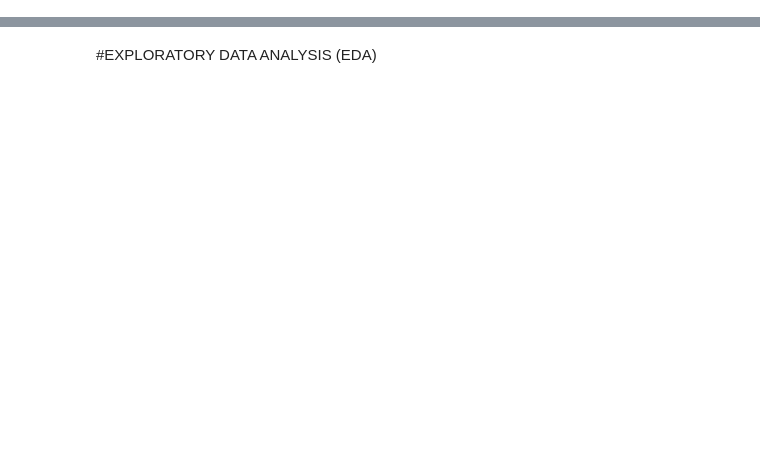
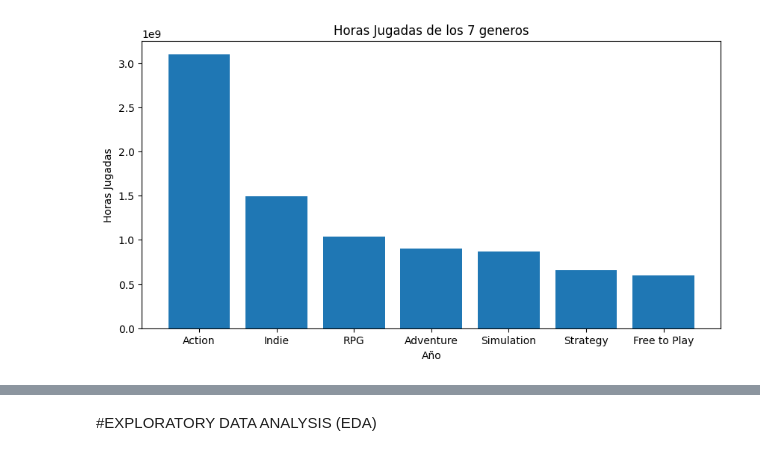
Before and after one commit to efrainpazos/PI-MLOps---STEAM, a Jupyter notebook: notebooksPI/EDAyMachLear.ipynb, the cells around one changed output, grey strips where cells are left out. Cells and saved outputs as stored; diff of their text form; code cells hidden in the pictures; blank space fills up the shorter version.

```diff
--- a/notebooksPI/EDAyMachLear.ipynb
+++ b/notebooksPI/EDAyMachLear.ipynb
@@ -15,0 +34,14 @@ dfSteamGames = pd.read_csv(steamGames)
+# %%
+agrupacionDens2 = itemsSteamGamesF1.groupby(['genres'])['playtime_forever'].sum().reset_index()
+data_ordenado2 = agrupacionDens2.sort_values(by='playtime_forever', ascending=False).head(7)
+# Crear un histograma
+plt.figure(figsize=(10,5))
+plt.bar(data_ordenado2['genres'], data_ordenado2['playtime_forever'])
+plt.xlabel('Año')
+plt.ylabel('Horas Jugadas')
+plt.title('Horas Jugadas de los 7 generos mas jugados')
+
+# Mostrar el gráfico de barras
+plt.show()
+# %% [output]
+[figure, added]
```
Also changed, not shown: parts of 11 cells of this notebook, 1 other file.
